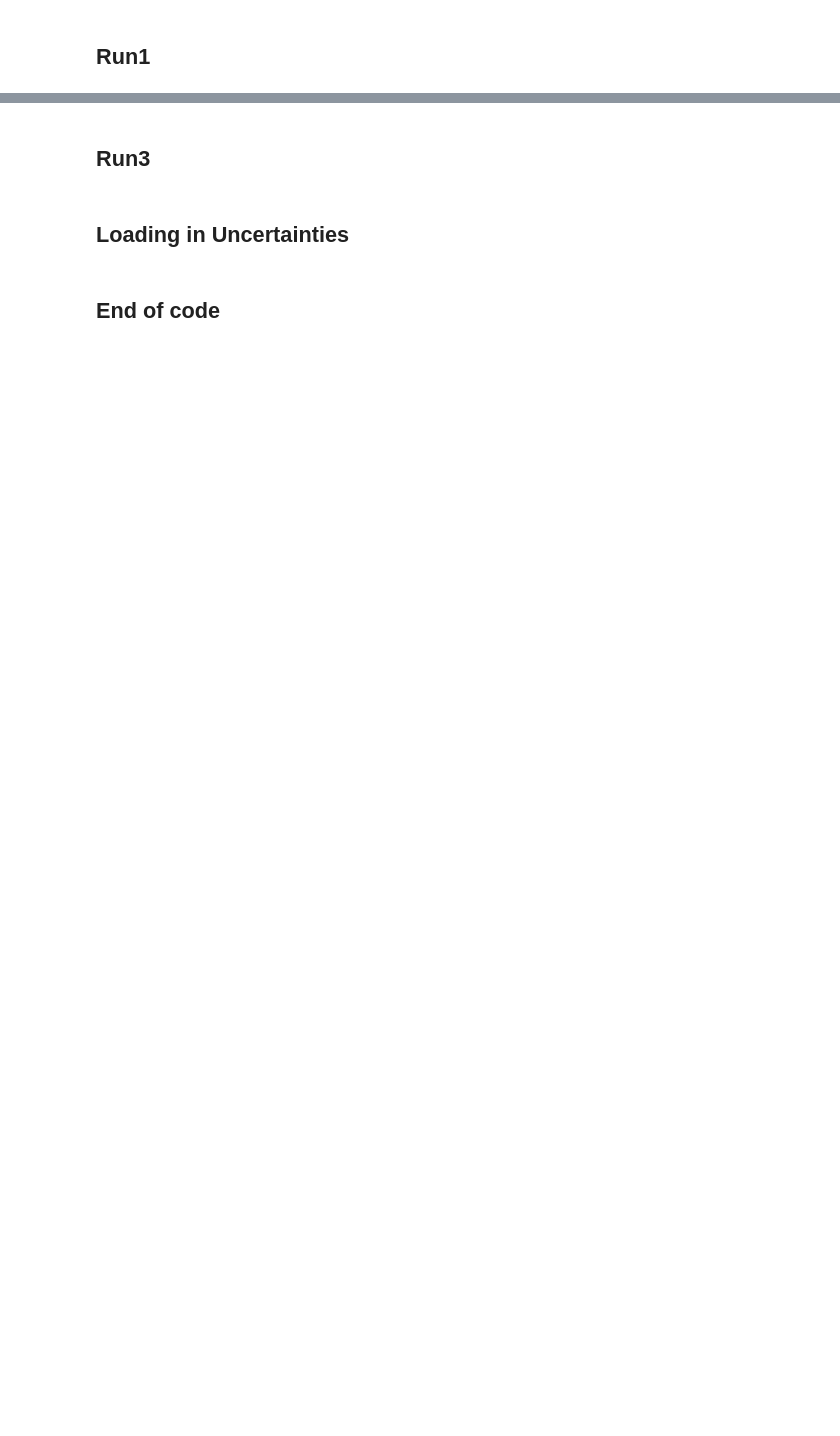
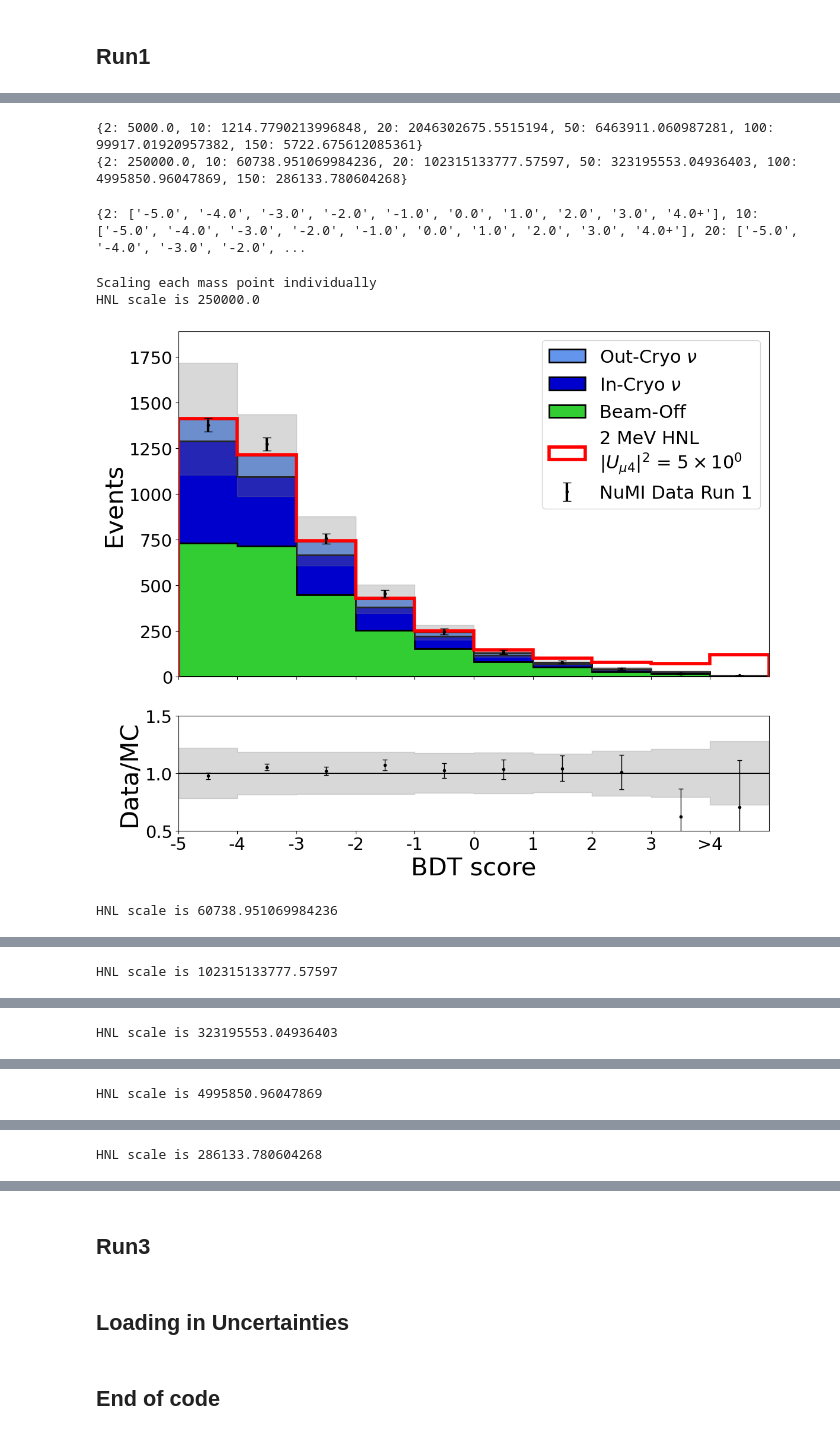
Before and after one commit to dmarsden01/uboone_HNL_analysis, a Jupyter notebook: 3.9_Final_BDT_output.ipynb, the cells around one changed output, grey strips where cells are left out. Drawn from its saved outputs; the diff is of its cells as text; code cells hidden in the pictures; blank space fills up the shorter version.

Commit message:
Added uncertainty breakdown in 4, equalized bin widths in 3.9.

```diff
--- a/3.9_Final_BDT_output.ipynb
+++ b/3.9_Final_BDT_output.ipynb
@@ -453,24 +519,42 @@ print(limit_theta_power_1)
 # %%
 print(hist_scaling)
-visibility_scaling = 20.0
+visibility_scaling = 50.0
 new_hist_scaling = {}
 for HNL_mass in theta_dict:
     new_hist_scaling[HNL_mass] = hist_scaling[HNL_mass]*visibility_scaling
 print(new_hist_scaling)
+# %% [output]
+{2: 5000.0, 10: 1214.7790213996848, 20: 2046302675.5515194, 50: 6463911.060987281, 100: 99917.01920957382, 150: 5722.675612085361}
+{2: 250000.0, 10: 60738.951069984236, 20: 102315133777.57597, 50: 323195553.04936403, 100: 4995850.96047869, 150: 286133.780604268}
+# %%
+print(xticks_r1)
+# %% [output]
+{2: ['-5.0', '-4.0', '-3.0', '-2.0', '-1.0', '0.0', '1.0', '2.0', '3.0', '4.0+'], 10: ['-5.0', '-4.0', '-3.0', '-2.0', '-1.0', '0.0', '1.0', '2.0', '3.0', '4.0+'], 20: ['-5.0', '-4.0', '-3.0', '-2.0', ...
 # %%
 Run="run1"
 plt.rcParams.update({'font.size': 25})
-XLIMS=[0,bins_dict_r1[150][-1]]
+Lo_score = -5.0
+# XLIMS=[Lo_score,bins_dict_r1[150][-1]]
+adjusted_xlims_r1, xticks_r1 = make_xlims_dict(bins_overflow_r1, lower = None)
+adjusted_xlims_r3, xticks_r3 = make_xlims_dict(bins_overflow_r3, lower = None)
+
+XLIMS=[Lo_score,5]
 if Params_pyhf["Load_lepton_hists"]==True: decay_type = "ee"
 if Params_pyhf["Load_pi0_hists"]==True: decay_type = "pi0"
 
-savestr = f"_{decay_type}_data"
-# Plot_BDT_output_systematics(signal_dict_r1, tot_uncertainty_dict_r1, sig_sys_err_r1, bkgs_r1, bins_cent_dict_r1, bins_dict_r1,
-#                             xlims=[0,8.0], legloc="upper right",
-#                             legsize=22, logy=False, savefig=False, save_str="", Run=Run, HNL_scale=hist_scaling,
-#                             scale_up=hist_scaling, thetas=theta_dict, sig_sys=False,HNL_scale_label=True)
+savestr = f"_{decay_type}_data_greater"
 
-Plot_BDT_output_systematics_data(signal_dict_r1, tot_uncertainty_dict_r1, sig_sys_err_r1, bkgs_r1, data_r1, bins_cent_dict_r1, bins_dict_r1,
-                                 xlims=XLIMS, legloc="upper right",
+# Plot_BDT_output_systematics_data(signal_dict_r1, tot_uncertainty_dict_r1, sig_sys_err_r1, bkgs_r1, data_r1, bins_cent_dict_r1, bins_dict_r1,
+#                                  xlims=XLIMS, legloc="upper right",
+#                                  legsize=22, logy=False, savefig=True, save_str=savestr, Run=Run, HNL_scale=new_hist_scaling,
+#                                  scale_up=new_hist_scaling, thetas=theta_dict, sig_sys=False, HNL_scale_label=True, stacked=True)
+
+Plot_BDT_output_systematics_data(signal_dict_r1, tot_uncertainty_dict_r1, sig_sys_err_r1, bkgs_r1, data_r1, bins_cent_overflow, bins_overflow,
+                                 xlims=adjusted_xlims_r1, xticks=xticks_r1, legloc="upper right",
                                  legsize=22, logy=False, savefig=True, save_str=savestr, Run=Run, HNL_scale=new_hist_scaling,
-                                 scale_up=new_hist_scaling, thetas=theta_dict, sig_sys=False, HNL_scale_label=True)
+                                 scale_up=new_hist_scaling, thetas=theta_dict, sig_sys=False, HNL_scale_label=True, stacked=True)
+# %% [output]
+Scaling each mass point individually
+HNL scale is 250000.0
+[figure, added]
+HNL scale is 60738.951069984236
@@ -476,0 +562 @@ Plot_BDT_output_systematics_data(signal_dict_r1, tot_uncertainty_dict_r1, sig_sy
+HNL scale is 102315133777.57597
@@ -476,0 +564 @@ Plot_BDT_output_systematics_data(signal_dict_r1, tot_uncertainty_dict_r1, sig_sy
+HNL scale is 323195553.04936403
@@ -476,0 +566 @@ Plot_BDT_output_systematics_data(signal_dict_r1, tot_uncertainty_dict_r1, sig_sy
+HNL scale is 4995850.96047869
@@ -476,0 +568 @@ Plot_BDT_output_systematics_data(signal_dict_r1, tot_uncertainty_dict_r1, sig_sy
+HNL scale is 286133.780604268
```
Also changed, not shown: parts of 8 cells of this notebook, 2 other files.
